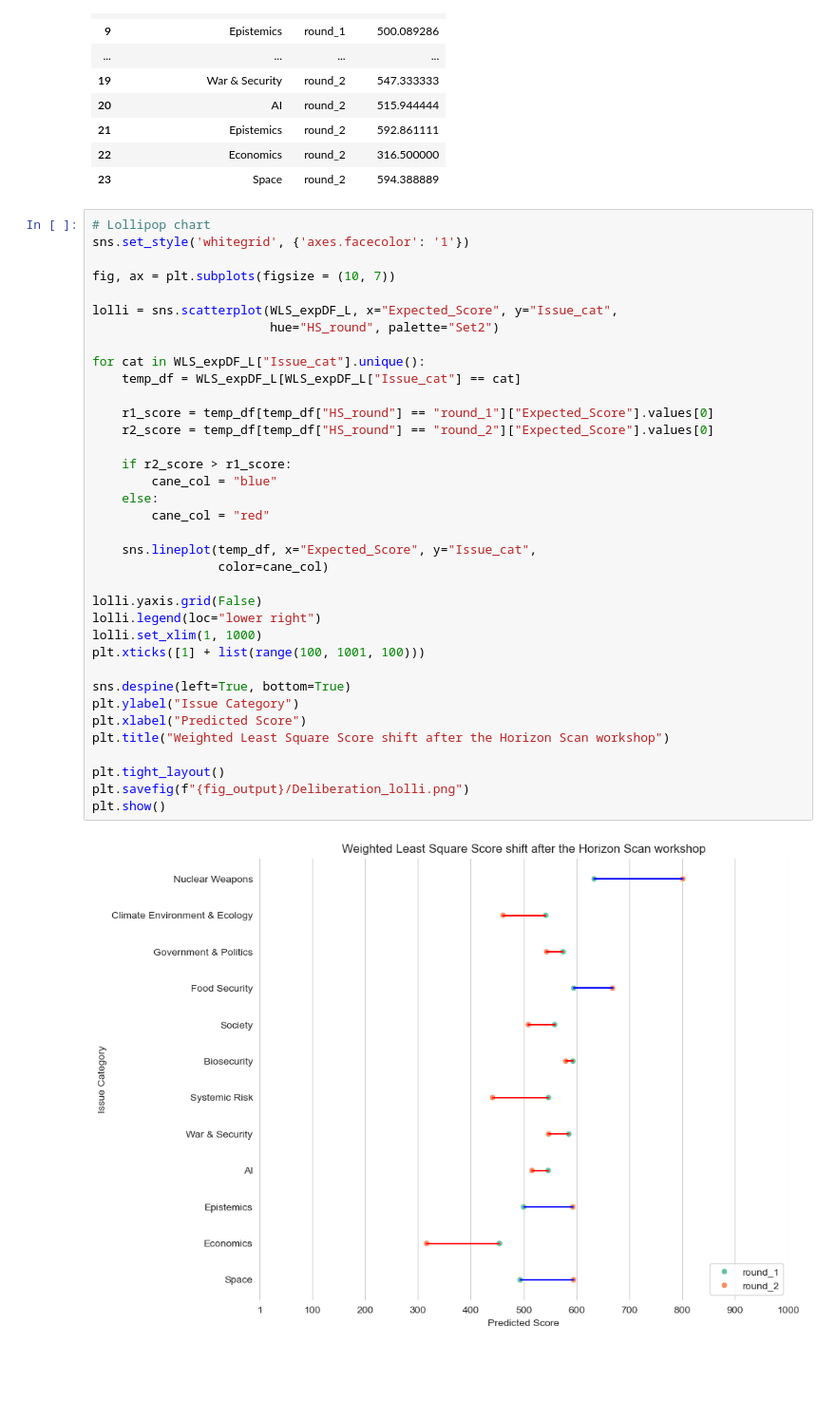
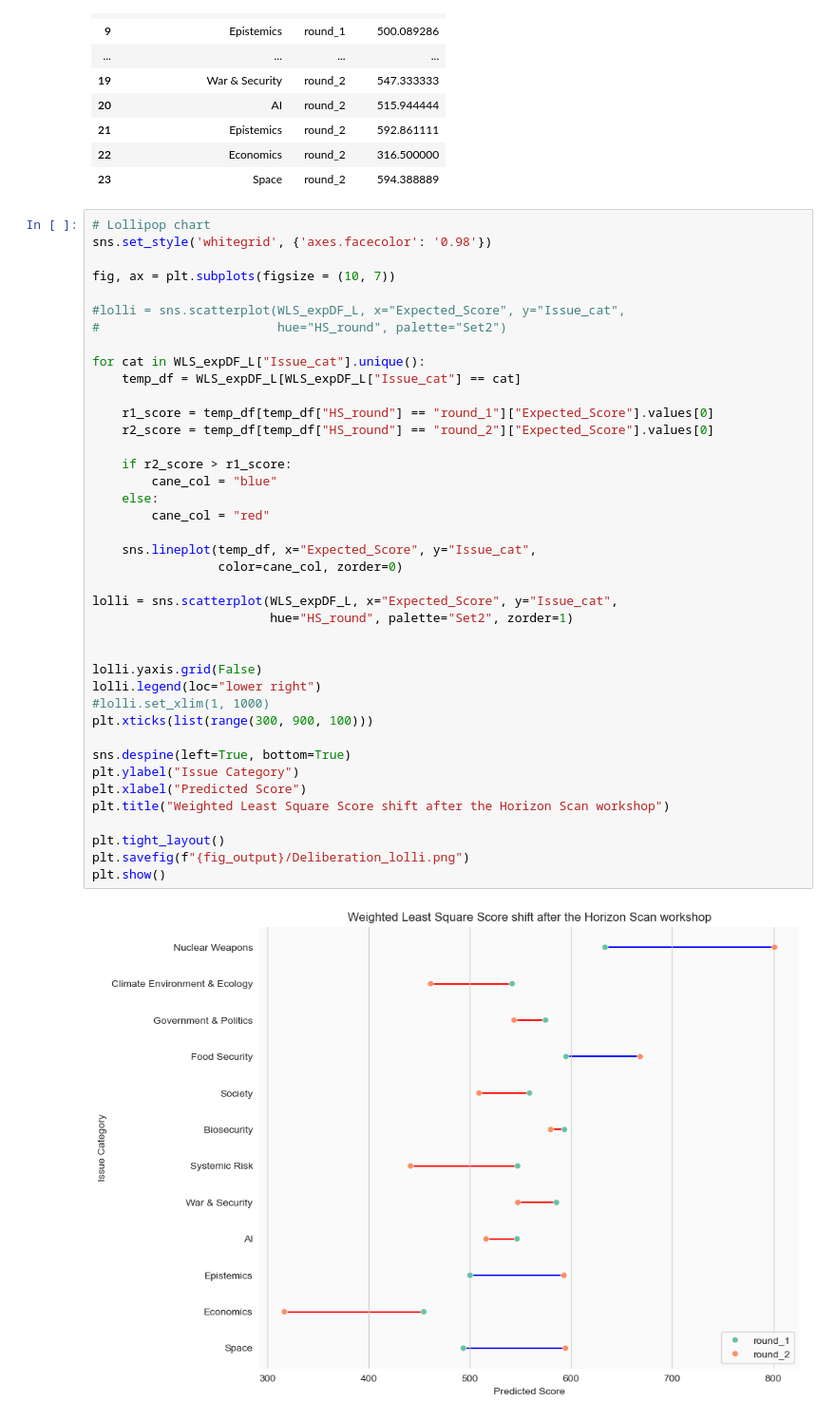
Before and after one commit to chrischank/GCR-Horizon-Scan, a Jupyter notebook: notebooks/HS_analysis.ipynb, the cells around one changed output. Shown at 95% size. Saved outputs shown, nothing was run; the diff lists cells and outputs as text; blank space fills up the shorter version.

Commit message:
style(v0.1.5): lollipop chart adjusted for accessibility

```diff
--- a/notebooks/HS_analysis.ipynb
+++ b/notebooks/HS_analysis.ipynb
@@ -201,39 +220,43 @@ WLS_expDF_L
 | 23 | Space | round_2 | 594.388889 |
 # %%
 # Lollipop chart
-sns.set_style('whitegrid', {'axes.facecolor': '1'})
+sns.set_style('whitegrid', {'axes.facecolor': '0.98'})
 
 fig, ax = plt.subplots(figsize = (10, 7))
 
-lolli = sns.scatterplot(WLS_expDF_L, x="Expected_Score", y="Issue_cat",
-                        hue="HS_round", palette="Set2")
+#lolli = sns.scatterplot(WLS_expDF_L, x="Expected_Score", y="Issue_cat",
+#                        hue="HS_round", palette="Set2")
 
 for cat in WLS_expDF_L["Issue_cat"].unique():
     temp_df = WLS_expDF_L[WLS_expDF_L["Issue_cat"] == cat]
 
     r1_score = temp_df[temp_df["HS_round"] == "round_1"]["Expected_Score"].values[0]
     r2_score = temp_df[temp_df["HS_round"] == "round_2"]["Expected_Score"].values[0]
 
     if r2_score > r1_score:
         cane_col = "blue"
     else:
         cane_col = "red"
 
     sns.lineplot(temp_df, x="Expected_Score", y="Issue_cat",
-                 color=cane_col)
+                 color=cane_col, zorder=0)
+
+lolli = sns.scatterplot(WLS_expDF_L, x="Expected_Score", y="Issue_cat",
+                        hue="HS_round", palette="Set2", zorder=1)
+
 
 lolli.yaxis.grid(False)
 lolli.legend(loc="lower right")
-lolli.set_xlim(1, 1000)
-plt.xticks([1] + list(range(100, 1001, 100)))
+#lolli.set_xlim(1, 1000)
+plt.xticks(list(range(300, 900, 100)))
 
 sns.despine(left=True, bottom=True)
 plt.ylabel("Issue Category")
 plt.xlabel("Predicted Score")
 plt.title("Weighted Least Square Score shift after the Horizon Scan workshop")
 
 plt.tight_layout()
 plt.savefig(f"{fig_output}/Deliberation_lolli.png")
 plt.show()
 # %% [output]
-[figure, old version]
+[figure, new version]
```
Also changed, not shown: parts of 4 cells of this notebook, 3 other files.
